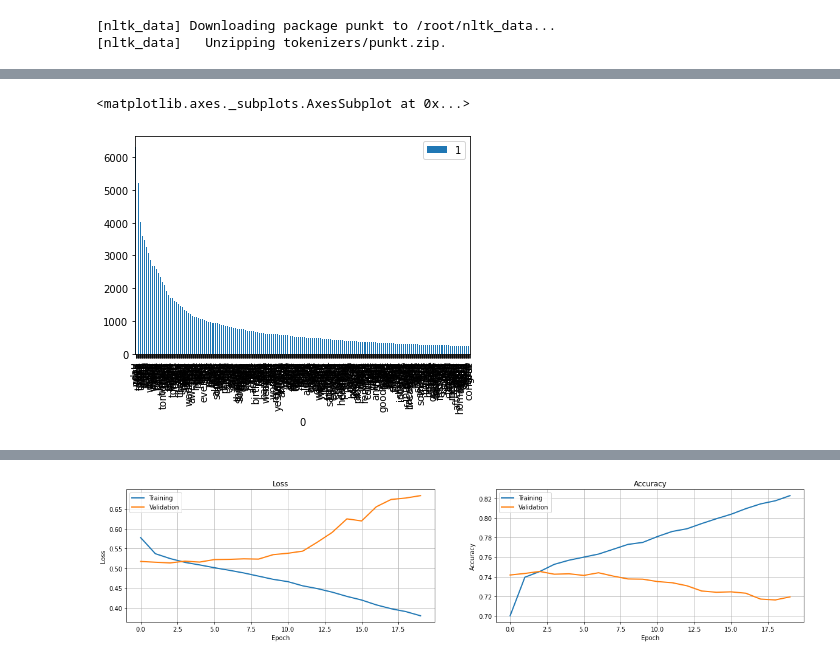
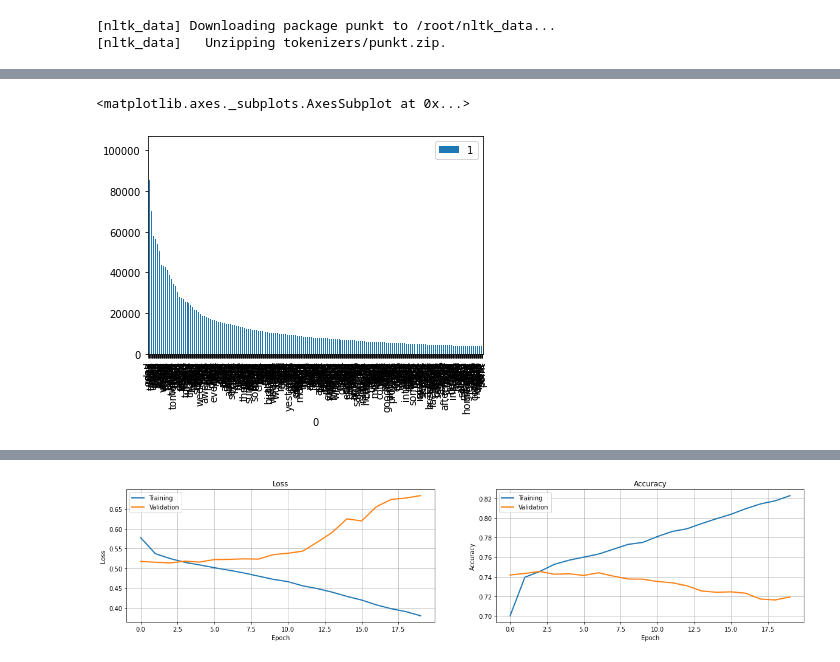
Before and after one commit to caroacostatovany/sentiment_analysis_tweets, a Jupyter notebook: notebooks/modelo_ejemplo_3.ipynb, the cells around one changed output, grey strips where cells are left out. Saved outputs shown, nothing was run; the diff lists cells and outputs as text; code cells hidden in the pictures.

```diff
--- a/notebooks/modelo_ejemplo_3.ipynb
+++ b/notebooks/modelo_ejemplo_3.ipynb
@@ -135,7 +66,7 @@ from tensorflow.keras import regularizers
 # por cada palabra, el número entero de su índice en el diccionario.
 # En este caso, considera las N palabras más frecuentes.
 # oov_token = constante asiganda para palabras fuera del vocabulario (NOT USED HERE)
-data_set_1 = training
+data_set_1 = data
 data_set_1.shape
 data_set_1.text
 # %% [output]
@@ -163,2 +90,2 @@ tokenizer.fit_on_texts(data_set_1.text)
 # %%
-hola=pd.DataFrame([(word,count) for i, (word, count) in enumerate(tokenizer.word_counts.items())])
+palabras = pd.DataFrame([(word,count) for i, (word, count) in enumerate(tokenizer.word_counts.items())])
@@ -181,9 +92,9 @@ hola
 # %%
-hola=hola.sort_values(1,ascending=False).reset_index()[2:]
+palabras = palabras.sort_values(1,ascending=False).reset_index()[2:]
 # %%
-tu=hola.head(500)
+palabras_mas_frecuentes = palabras.head(500)
 # %%
-tu.plot.bar(x=0,y=1)
+palabras_mas_frecuentes.plot.bar(x=0,y=1)
 # %% [output]
 <matplotlib.axes._subplots.AxesSubplot at 0x...>
-[figure, old version]
+[figure, new version]
```
Also changed, not shown: parts of 50 cells of this notebook.
